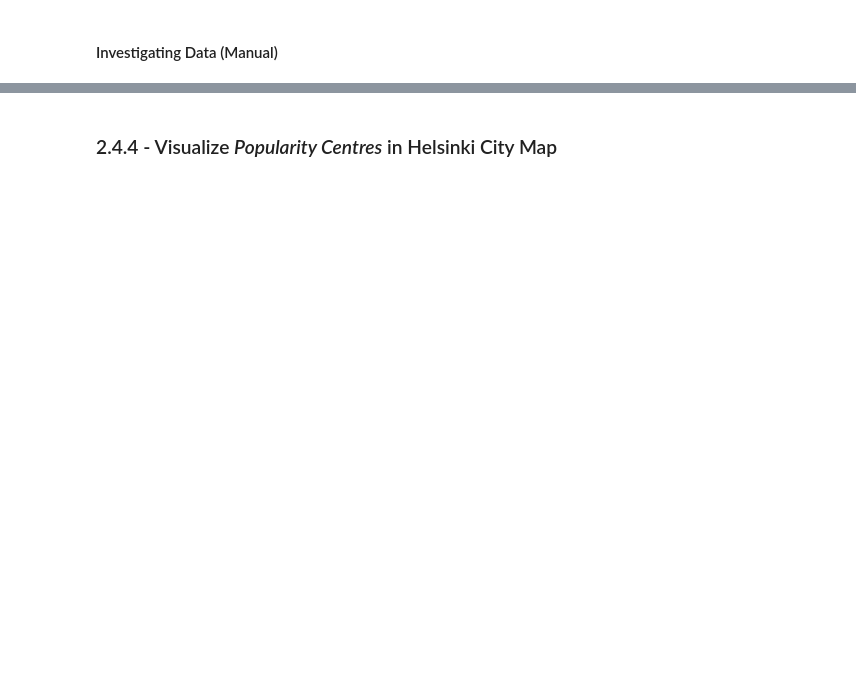
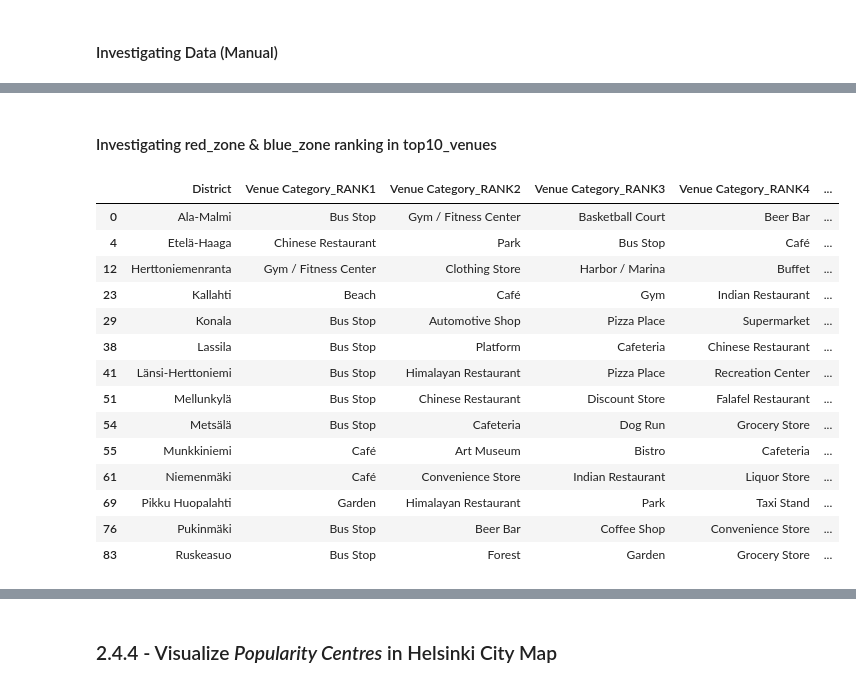
Before and after one commit to prak112/Coursera-IBM_Capstone, a Jupyter notebook: Week5_CompatibleDistricts_Helsinki.ipynb, the cells around one changed output, grey strips where cells are left out. Drawn from its saved outputs; the diff is of its cells as text; code cells hidden in the pictures; blank space fills up the shorter version.

```diff
--- a/Week5_CompatibleDistricts_Helsinki.ipynb
+++ b/Week5_CompatibleDistricts_Helsinki.ipynb
@@ -642,4 +652,0 @@ ranked_venues_df[ranked_venues_df.District == 'Vallila']
-# %%
-#Copy of 'Venue Category' values as 'Venue Category_RANK' to assign Rank Number
-ranked_venues_df['Venue Category_RANK'] = ranked_venues_df['Venue Category']
-ranked_venues_df.head()
@@ -740,17 +652,0 @@ trial_pop = top10_venues.copy()
-# %%
-#Extracting Venues & their respective coordinates (from helsinki_venues) using transposed-ranked venues array (rl_t) for each District into single Dataframe
-
-ranked_venues_list = []
-# Iterate Venue Categories (from transposed-ranked Venues array) by Rank
-for rank in rl_t:
-    # Iterate Ranked Categories w.r.t Districts in top10_venues
-    for vc, d in zip(rank, trial_pop.District):
-        # Filter empty dataframes
-        if not (helsinki_venues.loc[(helsinki_venues['District'] == d) & (helsinki_venues['Venue Category'] == vc)]).empty:
-            # Append extracted Dataframes (from expression) to list
-            ranked_venues_list.append(helsinki_venues.loc[(helsinki_venues['District'] == d) & (helsinki_venues['Venue Category'] == vc)])
-        else:
-            pass
-
-ranked_venues_df = pd.concat(ranked_venues_list) # Merge (by concatenation) all extracted Dataframes into a single Dataframe
-ranked_venues_df
@@ -874,0 +722,12 @@ helsinki_popven_map
+# %%
+# RED Zones - Details of Districts with Indian Restaurants in Top10 Venues
+red_zone = ranked_venues_df.loc[ranked_venues_df.Venue.isin(helsinki_indian_venues.Venue)] # Unqiue Venues, Repeated Districts
+red_zone.reset_index(drop=True, inplace=True)
+
+# BLUE Zones - Details of Districts with Indian Restaurants *NOT* in Top10 Venues
+blue_zone = helsinki_indian_venues.loc[~helsinki_indian_venues.District.isin(red_zone.District)] # Unique Districts, Repeated Venues
+blue_zone.reset_index(drop=True, inplace=True)
+
+# GREEN Zones - Details of Districts with Indian Restaurants *NOT* in District
+green_zone = ranked_venues_df.loc[~ranked_venues_df.District.isin(helsinki_indian_venues.District)]
+green_zone.reset_index(drop=True, inplace=True)
@@ -874,0 +741,21 @@ helsinki_popven_map
+# %% [markdown]
+#### Investigating red_zone & blue_zone ranking in top10_venues
+# %%
+# Ranking of red_zone Districts (in Top10)
+top10_venues.loc[top10_venues.District.isin(red_zone.District)]
+# %% [output]
+|  | District | Venue Category_RANK1 | Venue Category_RANK2 | Venue Category_RANK3 | Venue Category_RANK4 | ... |
+| 0 | Ala-Malmi | Bus Stop | Gym / Fitness Center | Basketball Court | Beer Bar | ... |
+| 4 | Etelä-Haaga | Chinese Restaurant | Park | Bus Stop | Café | ... |
+| 12 | Herttoniemenranta | Gym / Fitness Center | Clothing Store | Harbor / Marina | Buffet | ... |
+| 23 | Kallahti | Beach | Café | Gym | Indian Restaurant | ... |
+| 29 | Konala | Bus Stop | Automotive Shop | Pizza Place | Supermarket | ... |
+| 38 | Lassila | Bus Stop | Platform | Cafeteria | Chinese Restaurant | ... |
+| 41 | Länsi-Herttoniemi | Bus Stop | Himalayan Restaurant | Pizza Place | Recreation Center | ... |
+| 51 | Mellunkylä | Bus Stop | Chinese Restaurant | Discount Store | Falafel Restaurant | ... |
+| 54 | Metsälä | Bus Stop | Cafeteria | Dog Run | Grocery Store | ... |
+| 55 | Munkkiniemi | Café | Art Museum | Bistro | Cafeteria | ... |
+| 61 | Niemenmäki | Café | Convenience Store | Indian Restaurant | Liquor Store | ... |
+| 69 | Pikku Huopalahti | Garden | Himalayan Restaurant | Park | Taxi Stand | ... |
+| 76 | Pukinmäki | Bus Stop | Beer Bar | Coffee Shop | Convenience Store | ... |
+| 83 | Ruskeasuo | Bus Stop | Forest | Garden | Grocery Store | ... |
```
Also changed, not shown: parts of 56 cells of this notebook.
